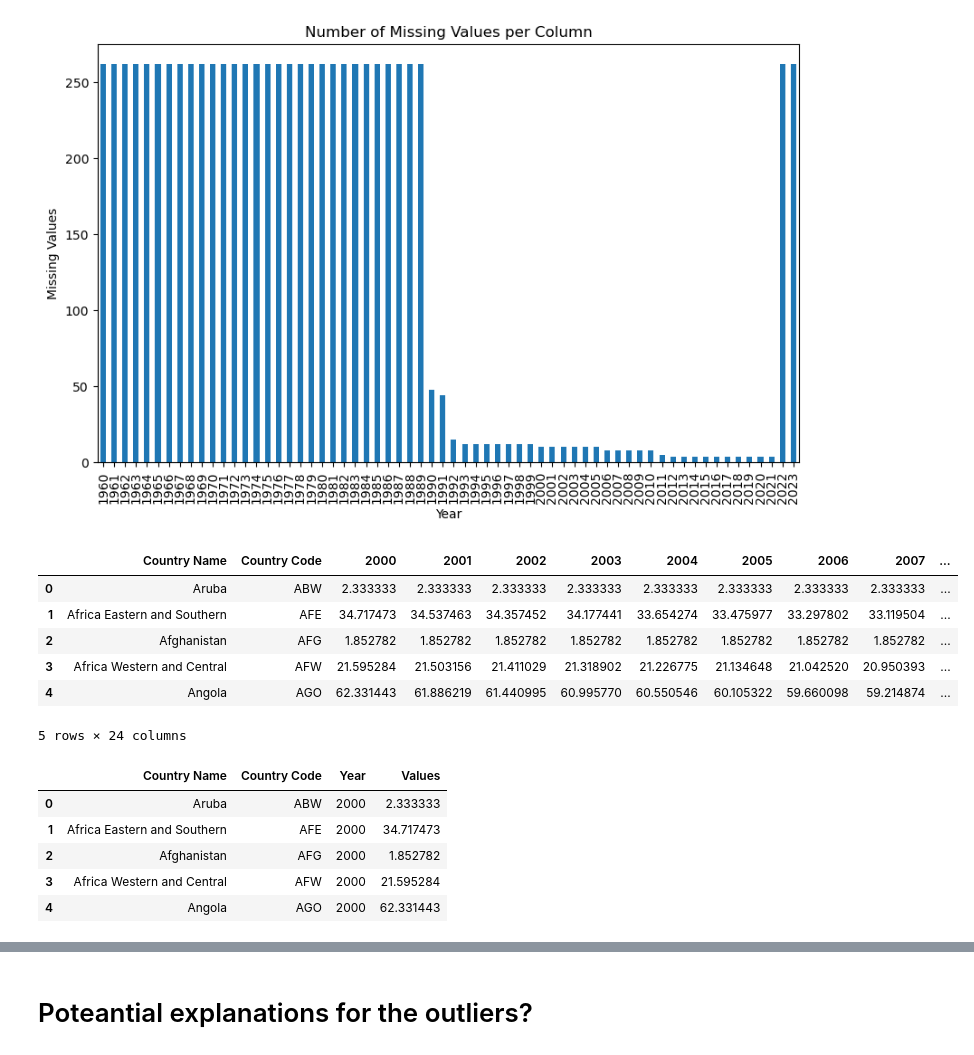
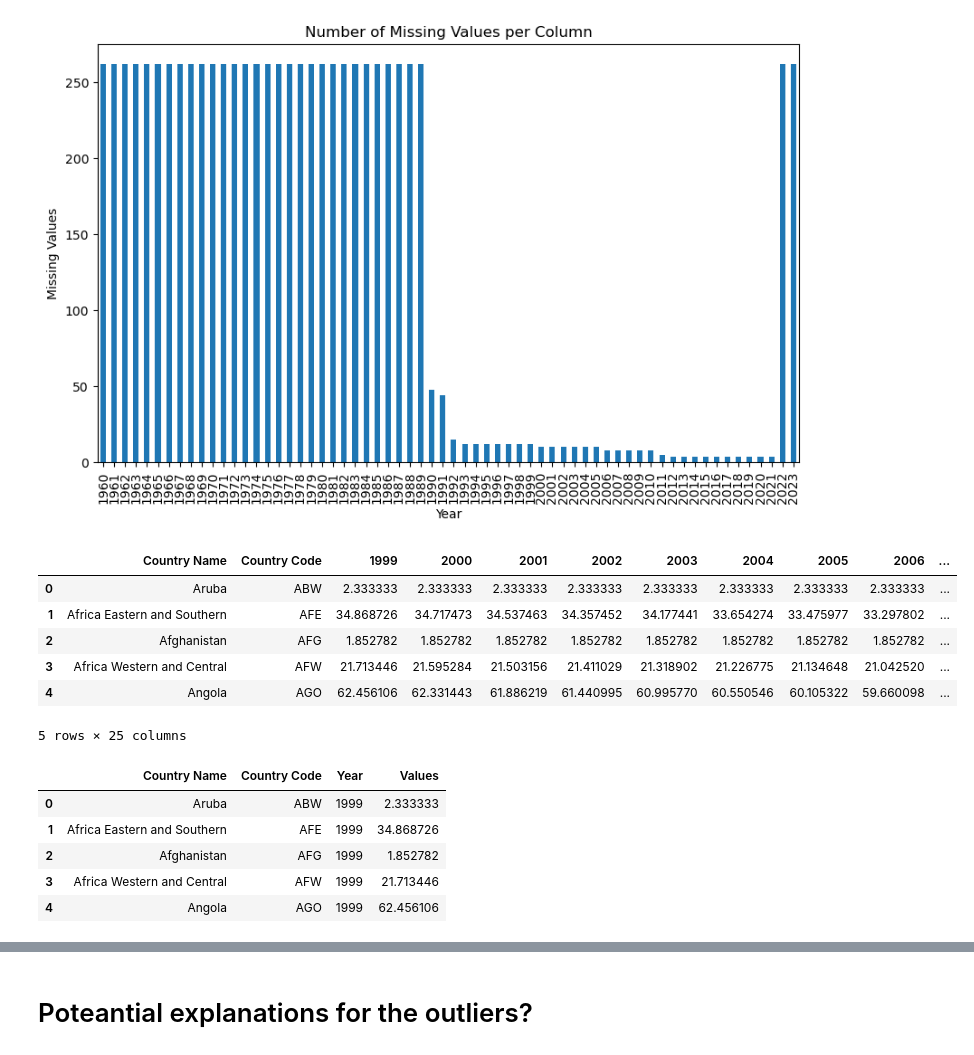
Before and after one commit to ZeliaDec/DataScience, a Jupyter notebook: analysis.ipynb, the cells around one changed output, grey strips where cells are left out. Saved outputs shown, nothing was run; the diff lists cells and outputs as text; code cells hidden in the pictures.

```diff
--- a/analysis.ipynb
+++ b/analysis.ipynb
@@ -78,32 +79,32 @@ plt.show()
 # %%
 all_missing_columns = deforest_data[year_columns].isnull().all()
 # Filter out the columns that are entirely missing
 columns_with_all_missing = all_missing_columns[all_missing_columns].index.tolist()
 # Result: We don't have data for the years: 1960-1989 & 2022,2023
 
 # Drop the columns that have all
 deforest_data = deforest_data.drop(columns_with_all_missing ,axis = 1)
 
 #Converting the years to integers
 deforest_data.rename(columns={col: int(col) for col in year_columns}, inplace=True)
 
-#We want the data starting from 2000
-columns_from_2000 = [col for col in deforest_data.columns if isinstance(col, int) and col >= 2000]
+#We want the data starting from 1999
+columns_from_1999 = [col for col in deforest_data.columns if isinstance(col, int) and col >= 1999]
 
 # Filter the DataFrame to include only the columns from the year 2000 onwards
-data_with_desired_years = deforest_data[columns_from_2000]
+data_with_desired_years = deforest_data[columns_from_1999]
 
 #Joining the dataframes
 final_deforest_data = deforest_data[["Country Name","Country Code"]].join(data_with_desired_years)
 final_deforest_data.head()
 # %% [output]
-|  | Country Name | Country Code | 2000 | 2001 | 2002 | 2003 | 2004 | 2005 | 2006 | 2007 | ... |
+|  | Country Name | Country Code | 1999 | 2000 | 2001 | 2002 | 2003 | 2004 | 2005 | 2006 | ... |
 | 0 | Aruba | ABW | 2.333333 | 2.333333 | 2.333333 | 2.333333 | 2.333333 | 2.333333 | 2.333333 | 2.333333 | ... |
-| 1 | Africa Eastern and Southern | AFE | 34.717473 | 34.537463 | 34.357452 | 34.177441 | 33.654274 | 33.475977 | 33.297802 | 33.119504 | ... |
+| 1 | Africa Eastern and Southern | AFE | 34.868726 | 34.717473 | 34.537463 | 34.357452 | 34.177441 | 33.654274 | 33.475977 | 33.297802 | ... |
 | 2 | Afghanistan | AFG | 1.852782 | 1.852782 | 1.852782 | 1.852782 | 1.852782 | 1.852782 | 1.852782 | 1.852782 | ... |
-| 3 | Africa Western and Central | AFW | 21.595284 | 21.503156 | 21.411029 | 21.318902 | 21.226775 | 21.134648 | 21.042520 | 20.950393 | ... |
-| 4 | Angola | AGO | 62.331443 | 61.886219 | 61.440995 | 60.995770 | 60.550546 | 60.105322 | 59.660098 | 59.214874 | ... |
+| 3 | Africa Western and Central | AFW | 21.713446 | 21.595284 | 21.503156 | 21.411029 | 21.318902 | 21.226775 | 21.134648 | 21.042520 | ... |
+| 4 | Angola | AGO | 62.456106 | 62.331443 | 61.886219 | 61.440995 | 60.995770 | 60.550546 | 60.105322 | 59.660098 | ... |
-5 rows × 24 columns
+5 rows × 25 columns
 # %%
 #Preliminary cleaning
 final_deforest_data["Country Name"] = final_deforest_data["Country Name"] + " " + final_deforest_data["Country Code"]
@@ -128,11 +129,11 @@ df_long = df_long[["Country Name","Country Code","Year","Values"]]
 df_long.head()
 # %% [output]
 |  | Country Name | Country Code | Year | Values |
-| 0 | Aruba | ABW | 2000 | 2.333333 |
-| 1 | Africa Eastern and Southern | AFE | 2000 | 34.717473 |
-| 2 | Afghanistan | AFG | 2000 | 1.852782 |
-| 3 | Africa Western and Central | AFW | 2000 | 21.595284 |
-| 4 | Angola | AGO | 2000 | 62.331443 |
+| 0 | Aruba | ABW | 1999 | 2.333333 |
+| 1 | Africa Eastern and Southern | AFE | 1999 | 34.868726 |
+| 2 | Afghanistan | AFG | 1999 | 1.852782 |
+| 3 | Africa Western and Central | AFW | 1999 | 21.713446 |
+| 4 | Angola | AGO | 1999 | 62.456106 |
 # %%
 #Number of data points per each country
 len_country = len(df_long[df_long["Country Name"] == "Switzerland"])
```
Also changed, not shown: parts of 34 cells of this notebook.
